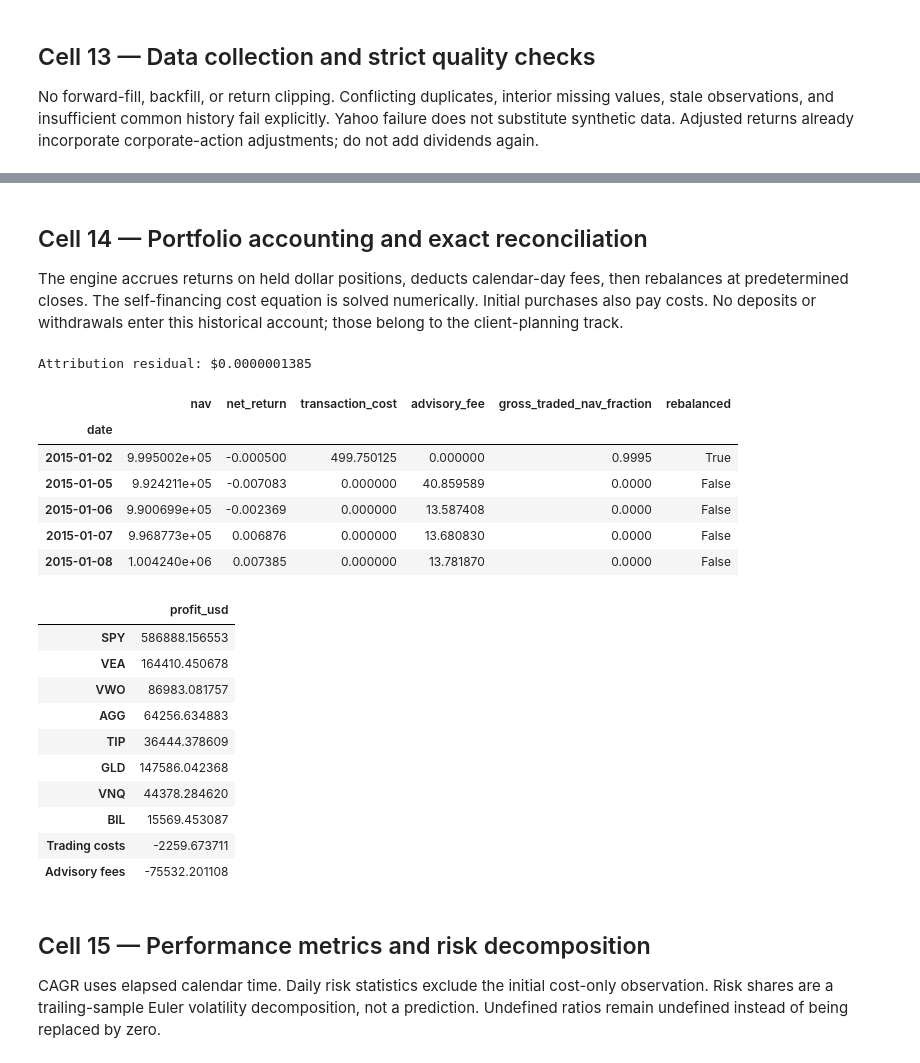
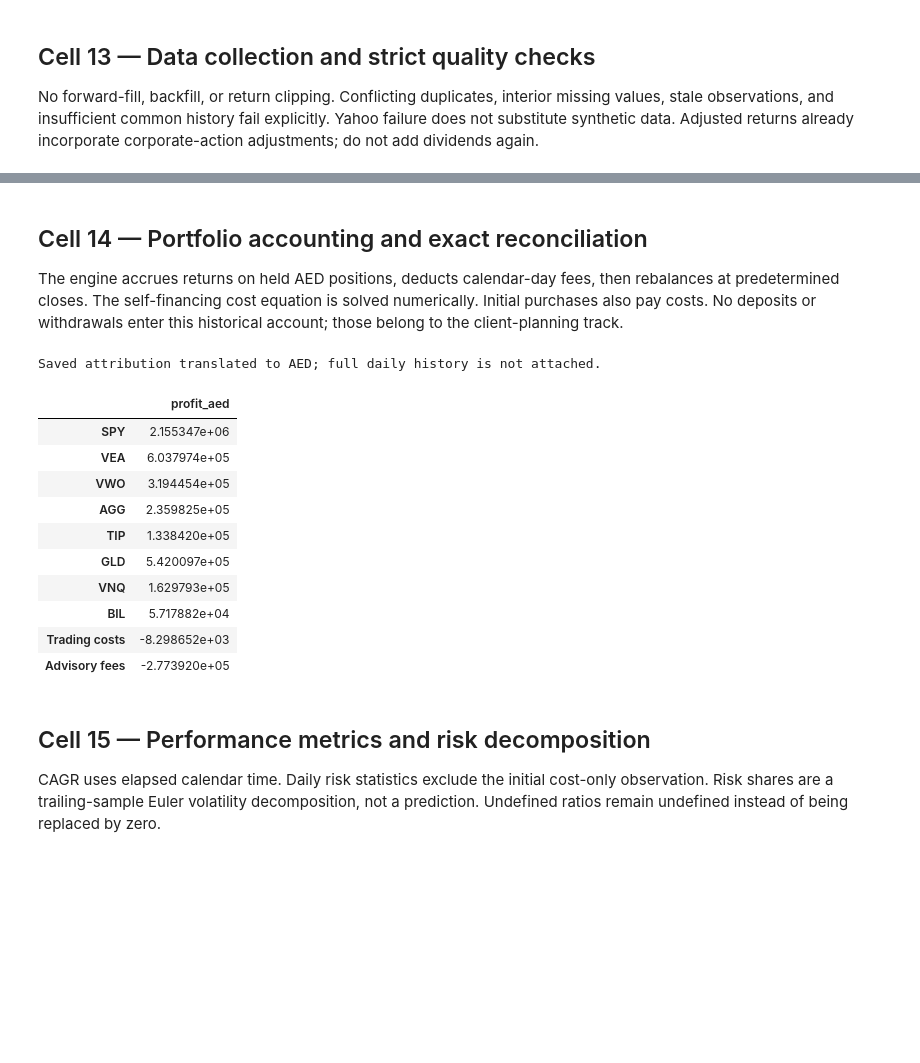
Before and after one commit to KhalilChaaban/Wealthlab-portfolio-analytics, a Jupyter notebook: WealthLab_Colab.ipynb, the cells around one changed output, grey strips where cells are left out. Cells and saved outputs as stored; diff of their text form; code cells hidden in the pictures; blank space fills up the shorter version.

```diff
--- a/WealthLab_Colab.ipynb
+++ b/WealthLab_Colab.ipynb
@@ -693,7 +760,7 @@ def performance_metrics(result: BacktestResult, risk_free: pd.Series,
                         periods_per_year: int = 252) -> pd.Series:
     """Calendar-time CAGR; daily-sample volatility and Sharpe use n-1 return periods.
 
-    Initial purchase cost enters total return/CAGR and dollar attribution. It
+    Initial purchase cost enters total return/CAGR and monetary attribution. It
     is omitted from daily-distribution risk metrics because it has no elapsed
     return interval. Benchmark and portfolio use the same execution assumptions.
     """
@@ -728,11 +795,13 @@ def performance_metrics(result: BacktestResult, risk_free: pd.Series,
         "Historical daily VaR 95%": var, "Historical daily ES 95%": es,
         "Positive-return day fraction": float((returns > 0).mean()),
         "Annual gross turnover excl. initial": result.history["gross_traded_nav_fraction"].iloc[1:].sum() / years,
-        "Transaction costs USD": result.history["transaction_cost"].sum(),
-        "Advisory fees USD": result.history["advisory_fee"].sum(),
-        "Ending NAV USD": result.history["nav"].iloc[-1],
+        f"Transaction costs {result.currency}": result.history["transaction_cost"].sum(),
+        f"Advisory fees {result.currency}": result.history["advisory_fee"].sum(),
+        f"Ending NAV {result.currency}": result.history["nav"].iloc[-1],
     }
     if benchmark is not None:
+        if benchmark.currency != result.currency:
+            raise ValueError("Portfolio and benchmark reporting currencies must match.")
         if not benchmark.returns.index.equals(result.returns.index):
             raise ValueError("Portfolio and benchmark dates must match exactly.")
         b = benchmark.returns.iloc[1:]
@@ -746,13 +815,18 @@ def performance_metrics(result: BacktestResult, risk_free: pd.Series,
     return pd.Series(metrics, name="value")
 
 
-def dollar_attribution(result: BacktestResult) -> pd.Series:
-    """Exact additive P&L in dollars; no ambiguous compounding of percentage contributions."""
+def pnl_attribution(result: BacktestResult) -> pd.Series:
+    """Exact additive P&L in the result's reporting currency."""
     contribution = result.asset_pnl.sum()
     contribution.loc["Trading costs"] = -result.history["transaction_cost"].sum()
     contribution.loc["Advisory fees"] = -result.history["advisory_fee"].sum()
-    contribution.name = "profit_usd"
+    contribution.name = f"profit_{result.currency.lower()}"
     return contribution
+
+
+def dollar_attribution(result: BacktestResult) -> pd.Series:
+    """Compatibility alias; returned amounts use result.currency, including AED."""
+    return pnl_attribution(result)
 
 
 def risk_contributions(asset_returns: pd.DataFrame, weights: pd.Series,
@@ -1667,18 +1842,20 @@ if USE_FRED:
 
 CONFIG = ResearchConfig(
     source=SOURCE, start="2015-01-01", end="2026-01-01",
-    initial_capital=1_000_000, trading_cost_bps=5,
+    currency="AED", initial_capital=3_672_500, trading_cost_bps=5,
     advisory_fee_annual=0.005, rebalance="monthly",
     annual_risk_free_rate=0.025,
     risk_free_source="fred" if USE_FRED else "constant",
 )
 CLIENT = ClientConfig(
-    current_wealth=2_000_000, annual_spending_today=72_000,
+    currency="AED", current_wealth=7_345_000, annual_spending_today=264_420,
     horizon_years=20, inflation=0.025, expected_annual_return=0.06,
-    annual_volatility=0.12, legacy_goal_today=500_000,
-    one_off_spending={24: 250_000}, paths=5_000,
+    annual_volatility=0.12, legacy_goal_today=1_836_250,
+    one_off_spending={24: 918_125}, paths=5_000,
 )
 print("SYNTHETIC DEMO — NOT MARKET DATA" if SOURCE == "demo" else "YAHOO MARKET-DATA RESEARCH")
 display(CONFIG.to_dict())
 display(CLIENT.to_dict())
+from wealthlab.currency import currency_disclosure
+print(currency_disclosure(CONFIG.currency))
 # %% [output]
@@ -1753,49 +1906,42 @@ Price SHA-256: 580d50b4762e6e106ba863b1729896b3e927336ccfc1248231d6927958ef643f
 # %% [markdown]
 ## Cell 14 — Portfolio accounting and exact reconciliation
 
-The engine accrues returns on held dollar positions, deducts calendar-day fees,
+The engine accrues returns on held AED positions, deducts calendar-day fees,
 then rebalances at predetermined closes. The self-financing cost equation is solved
 numerically. Initial purchases also pay costs. No deposits or withdrawals enter
 this historical account; those belong to the client-planning track.
 # %%
 # CELL 14 | Portfolio, benchmark, and frictionless comparison
 from wealthlab.portfolio import run_backtest
-from wealthlab.analytics import dollar_attribution
+from wealthlab.analytics import pnl_attribution
 execution = dict(initial_capital=CONFIG.initial_capital,
                  trading_cost_bps=CONFIG.trading_cost_bps,
                  advisory_fee_annual=CONFIG.advisory_fee_annual,
-                 rebalance=CONFIG.rebalance)
+                 rebalance=CONFIG.rebalance, currency=CONFIG.currency)
 portfolio = run_backtest(prices, CONFIG.weights, **execution)
 benchmark = run_backtest(prices, CONFIG.benchmark, **execution)
 frictionless = run_backtest(prices, CONFIG.weights,
                            initial_capital=CONFIG.initial_capital,
                            trading_cost_bps=0, advisory_fee_annual=0,
-                           rebalance=CONFIG.rebalance)
-attribution = dollar_attribution(portfolio)
+                           rebalance=CONFIG.rebalance, currency=CONFIG.currency)
+attribution = pnl_attribution(portfolio)
 residual = portfolio.history.nav.iloc[-1] - CONFIG.initial_capital - attribution.sum()
-print(f"Attribution residual: ${residual:.10f}")
+print(f"Attribution residual: {CONFIG.currency} {residual:.10f}")
 display(portfolio.history.head())
 display(attribution.to_frame())
 # %% [output]
-Attribution residual: $0.0000001385
+Saved attribution translated to AED; full daily history is not attached.
-|  | nav | net_return | transaction_cost | advisory_fee | gross_traded_nav_fraction | rebalanced |
-| date |  |  |  |  |  |  |
-| 2015-01-02 | 9.995002e+05 | -0.000500 | 499.750125 | 0.000000 | 0.9995 | True |
-| 2015-01-05 | 9.924211e+05 | -0.007083 | 0.000000 | 40.859589 | 0.0000 | False |
-| 2015-01-06 | 9.900699e+05 | -0.002369 | 0.000000 | 13.587408 | 0.0000 | False |
-| 2015-01-07 | 9.968773e+05 | 0.006876 | 0.000000 | 13.680830 | 0.0000 | False |
-| 2015-01-08 | 1.004240e+06 | 0.007385 | 0.000000 | 13.781870 | 0.0000 | False |
+|  | profit_aed |
+| SPY | 2.155347e+06 |
+| VEA | 6.037974e+05 |
+| VWO | 3.194454e+05 |
+| AGG | 2.359825e+05 |
+| TIP | 1.338420e+05 |
+| GLD | 5.420097e+05 |
+| VNQ | 1.629793e+05 |
+| BIL | 5.717882e+04 |
+| Trading costs | -8.298652e+03 |
+| Advisory fees | -2.773920e+05 |
-|  | profit_usd |
-| SPY | 586888.156553 |
-| VEA | 164410.450678 |
-| VWO | 86983.081757 |
-| AGG | 64256.634883 |
-| TIP | 36444.378609 |
-| GLD | 147586.042368 |
-| VNQ | 44378.284620 |
-| BIL | 15569.453087 |
-| Trading costs | -2259.673711 |
-| Advisory fees | -75532.201108 |
 # %% [markdown]
 ## Cell 15 — Performance metrics and risk decomposition
 
```
Also changed, not shown: parts of 26 cells of this notebook, 37 other files.
